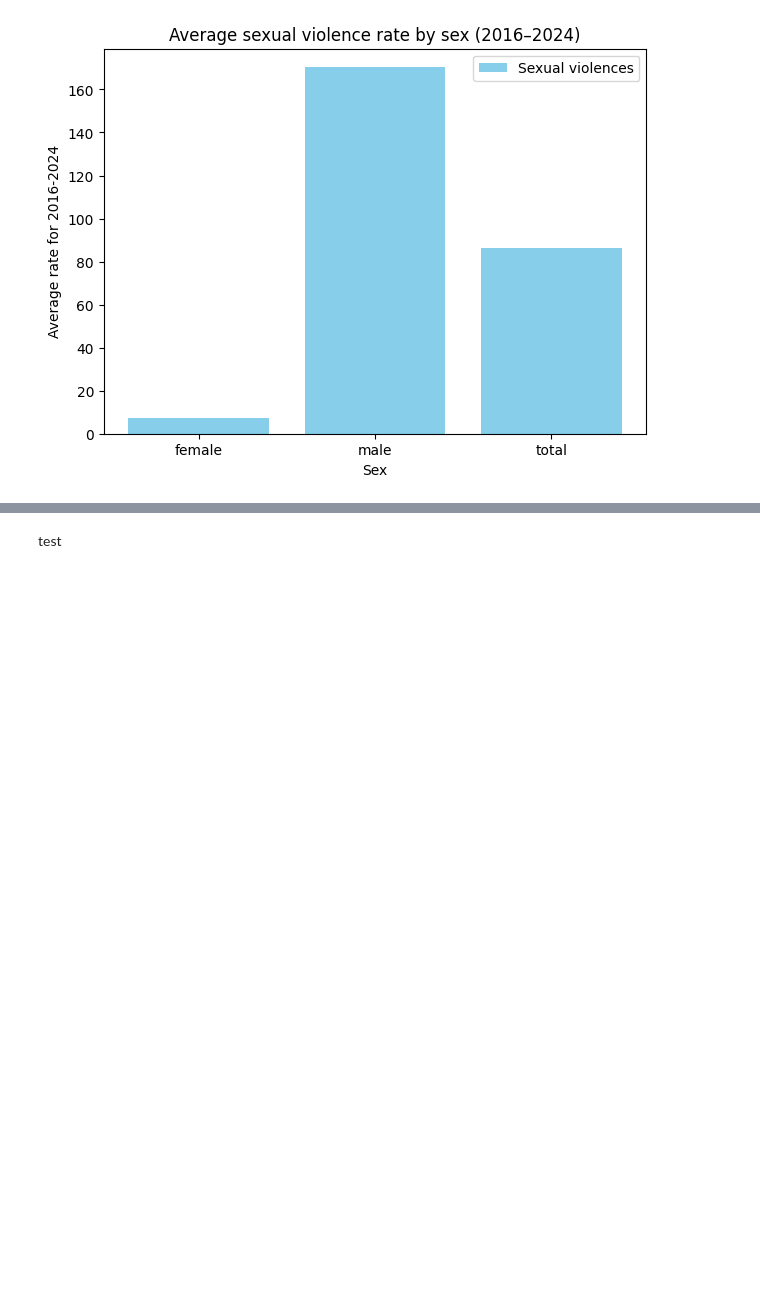
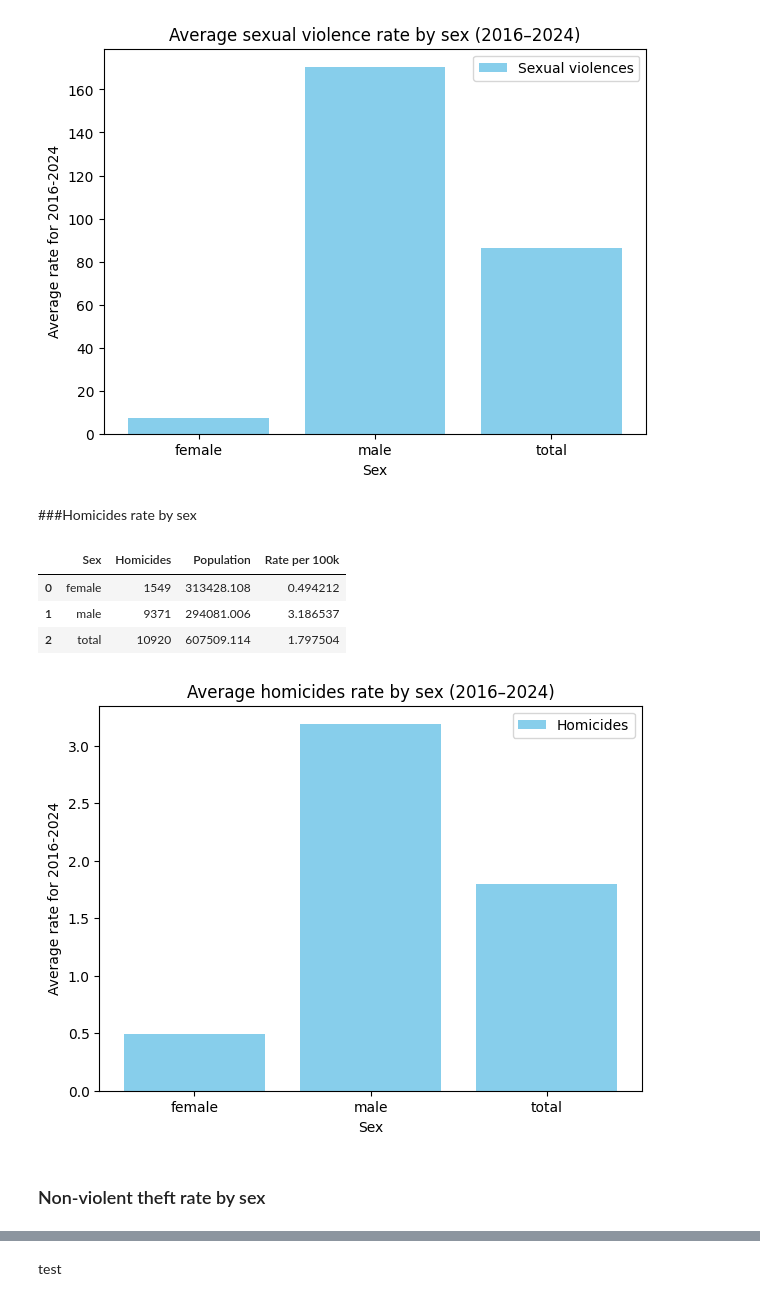
Before and after one commit to luciedum-dot/Intro-to-data-analysis-with-Python---Final-Project, a Jupyter notebook: Evolutions_of_Criminality_France_2016_2024.ipynb, the cells around one changed output, grey strips where cells are left out. Saved outputs shown, nothing was run; the diff lists cells and outputs as text; code cells hidden in the pictures; blank space fills up the shorter version.

```diff
--- a/Evolutions_of_Criminality_France_2016_2024.ipynb
+++ b/Evolutions_of_Criminality_France_2016_2024.ipynb
@@ -462,3 +481,54 @@ plt.legend()
 plt.show()
 # %% [output]
 [figure]
+# %% [markdown]
+###Homicides rate by sex
+# %%
+#Computation of the totals by sex (Sexe) from the two different DataFrames, on the variable Homicides and on the variable population
+
+hom_totals = (
+    pivoted_df_copy
+    .groupby('Sexe')['Homicides (y compris coups et blessures volontaires suivis de mort)']
+    .sum()
+    .reset_index()
+)
+
+pop_totals = (
+    df_pop_années_long
+    .groupby('Sexe')['Population']
+    .sum()
+    .reset_index()
+)
+# %%
+#Compute the rate by 100 000 individuals:
+
+df_hom_rates_by_sex = pd.merge(hom_totals, pop_totals, on='Sexe')
+
+df_hom_rates_by_sex['Rate per 100k'] = (
+    df_hom_rates_by_sex['Homicides (y compris coups et blessures volontaires suivis de mort)'] / (df_hom_rates_by_sex['Population']*1000) * 100_000
+)
+df_hom_rates_by_sex_renamed = df_hom_rates_by_sex.rename(columns={
+    "Homicides (y compris coups et blessures volontaires suivis de mort)": "Homicides",
+    "Sexe": "Sex"
+    })
+df_hom_rates_by_sex_renamed
+# %% [output]
+|  | Sex | Homicides | Population | Rate per 100k |
+| 0 | female | 1549 | 313428.108 | 0.494212 |
+| 1 | male | 9371 | 294081.006 | 3.186537 |
+| 2 | total | 10920 | 607509.114 | 1.797504 |
+# %%
+#Plot barplots for different crime on the sex variable to see the criminality rate by sex,
+# and then analyze for exemple which crimes women are the most likely to commit
+
+plt.figure(figsize=(7,5))
+plt.bar(df_hom_rates_by_sex_renamed["Sex"], df_hom_rates_by_sex_renamed["Rate per 100k"], color='skyblue', label='Homicides')
+plt.title("Average homicides rate by sex (2016–2024)")
+plt.xlabel("Sex")
+plt.ylabel("Average rate for 2016-2024")
+plt.legend()
+plt.show()
+# %% [output]
+[figure, added]
+# %% [markdown]
+### Non-violent theft rate by sex
```
Also changed, not shown: parts of 17 cells of this notebook.
